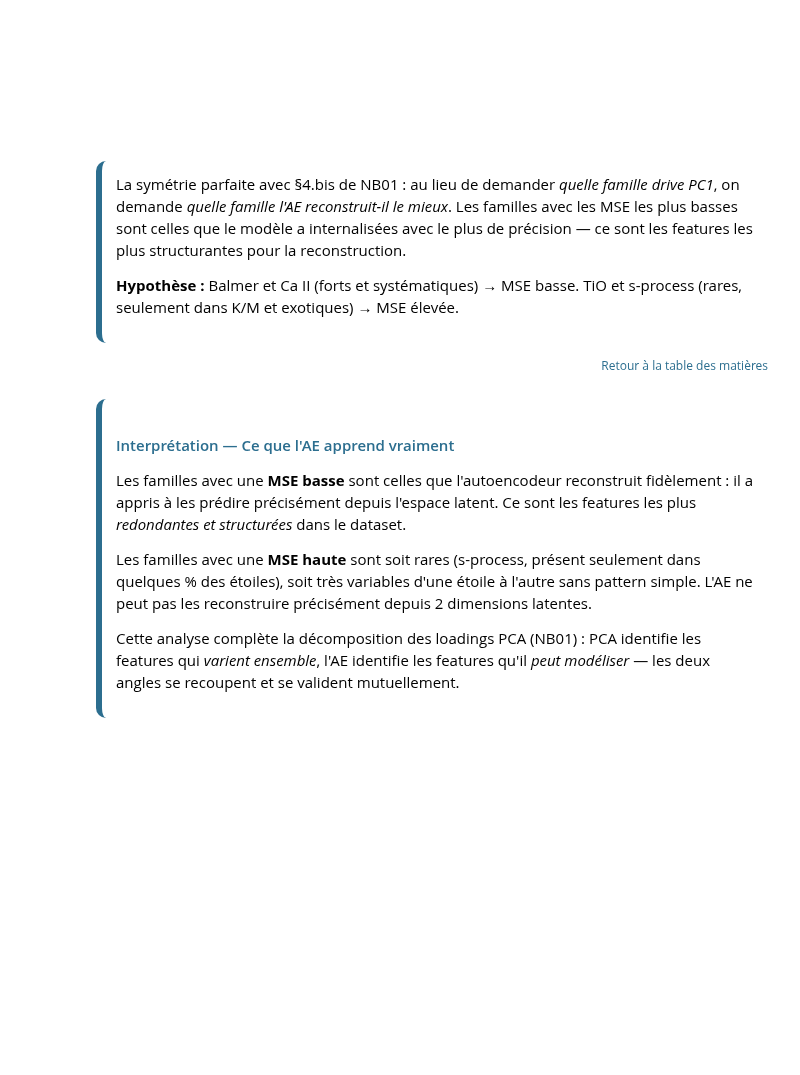
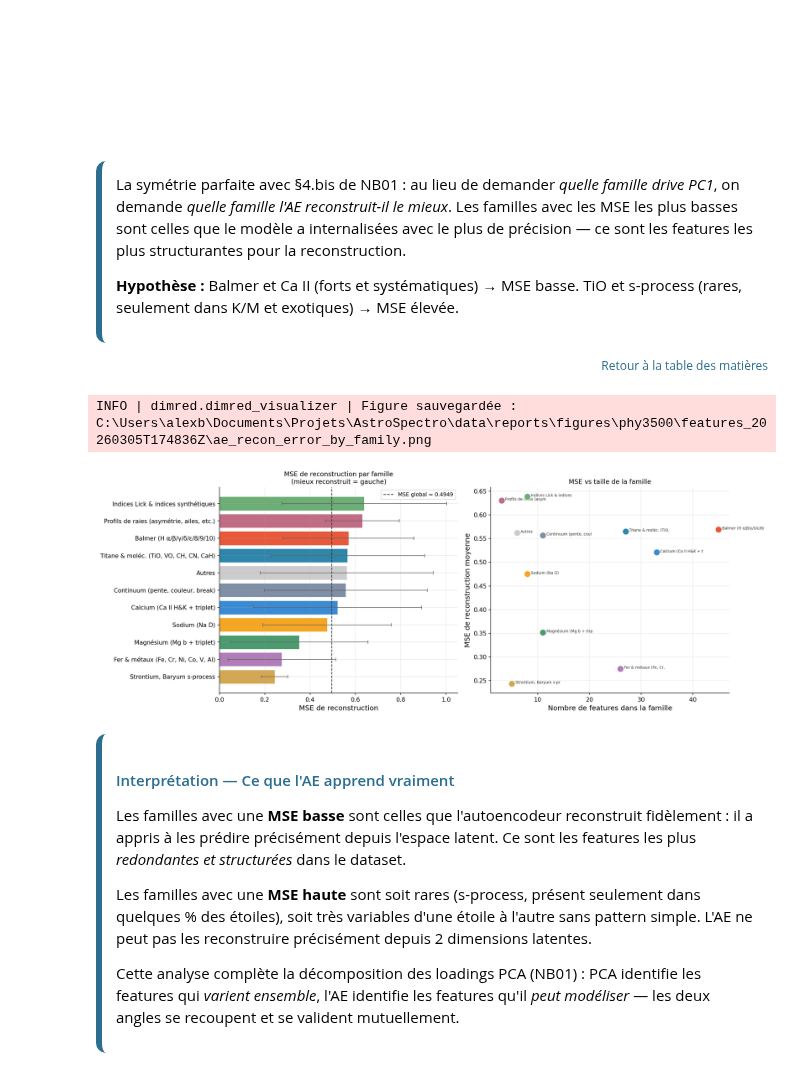
Before and after one commit to PhD-Brown/AstroSpectro, a Jupyter notebook: notebooks/dimred/phy3500_03_autoencoder.ipynb, the cells around one changed output. Cells and saved outputs as stored; diff of their text form; code cells hidden in the pictures; blank space fills up the shorter version.

```diff
--- a/notebooks/dimred/phy3500_03_autoencoder.ipynb
+++ b/notebooks/dimred/phy3500_03_autoencoder.ipynb
@@ -1284,3 +908,20 @@ print(df_feat_mse.nlargest(10, "mse")[["feature", "family", "mse"]].to_string(in
+# %%
+# ── §4.bis Erreur de reconstruction par famille spectroscopique ────────────
+import matplotlib.pyplot as plt
+
+X_recon = ae.reconstruct(X)
+
+fig, axes = viz.plot_ae_error_by_family(
+    X=X,
+    X_recon=X_recon,
+    feature_names=feature_names,
+    pca_analyzer=pca,
+    save_path=FIGURES_DIR / 'ae_recon_error_by_family.png',
+)
+plt.show()
+# %% [output]
+INFO | dimred.dimred_visualizer | Figure sauvegardée : C:\Users\alexb\Documents\Projets\AstroSpectro\data\reports\figures\phy3500\features_20260305T174836Z\ae_recon_error_by_family.png
+[figure, added]
 # %% [markdown]
 <div style="
     background: linear-gradient(135deg, rgba(44,110,143,0.10), rgba(61,64,91,0.10));
```
Also changed, not shown: parts of 36 cells of this notebook, 11 other files.
